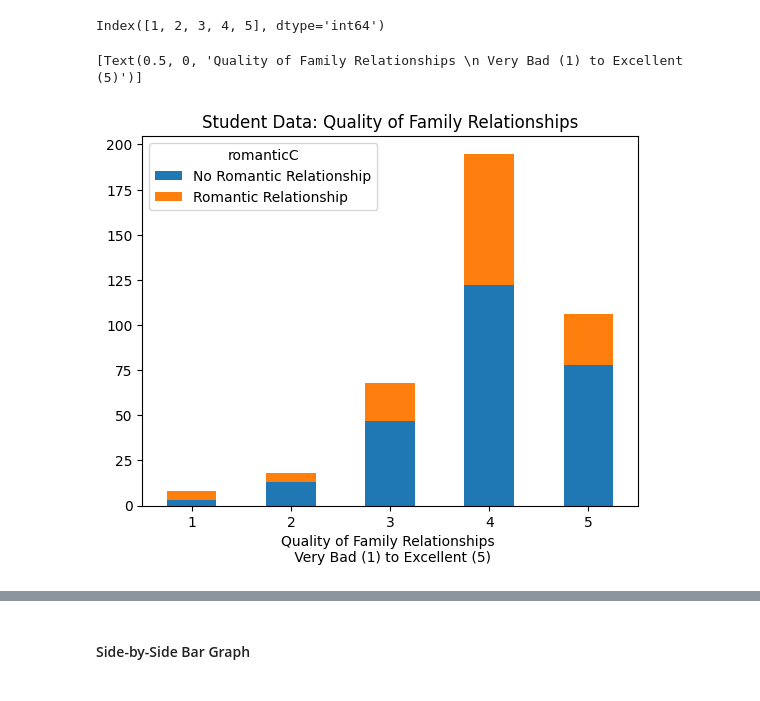
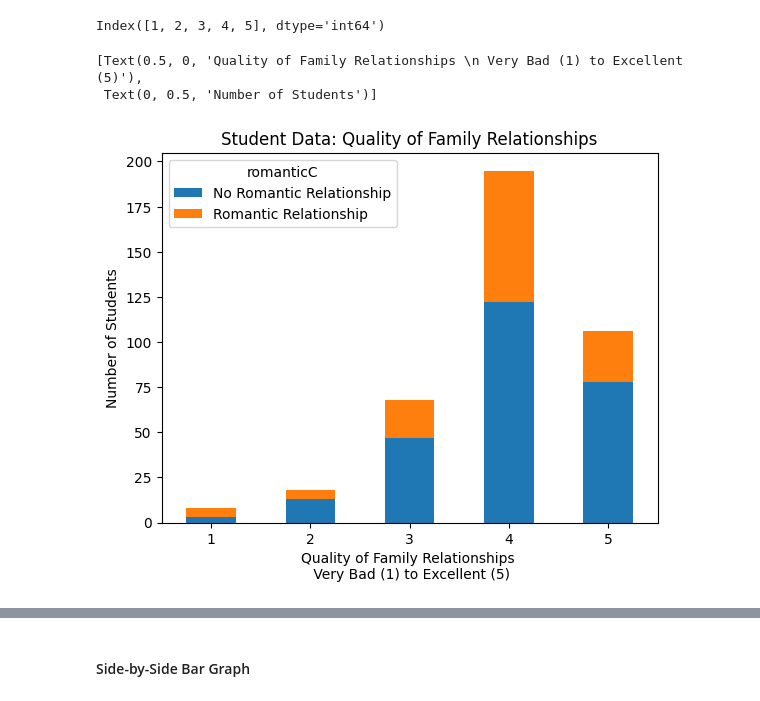
Before and after one commit to lytyler/ST554_Homework4, a Jupyter notebook: Homework4.ipynb, the cells around one changed output, grey strips where cells are left out. Cells and saved outputs as stored; diff of their text form; code cells hidden in the pictures.

```diff
--- a/Homework4.ipynb
+++ b/Homework4.ipynb
@@ -250,9 +250,11 @@ Index([1, 2, 3, 4, 5], dtype='int64')
 # %%
 table1 = pd.crosstab(student_data["famrel"], student_data["romanticC"])
 table1.plot.bar(stacked = True, rot = 0,
                 title =
                 "Student Data: Quality of Family Relationships") \
-                .set(xlabel = "Quality of Family Relationships \n Very Bad (1) to Excellent (5)")
+                .set(xlabel = "Quality of Family Relationships \n Very Bad (1) to Excellent (5)",
+                     ylabel = "Number of Students")
 # %% [output]
-[Text(0.5, 0, 'Quality of Family Relationships \n Very Bad (1) to Excellent (5)')]
+[Text(0.5, 0, 'Quality of Family Relationships \n Very Bad (1) to Excellent (5)'),
+ Text(0, 0.5, 'Number of Students')]
-[figure, old version]
+[figure, new version]
```
Also changed, not shown: parts of 6 cells of this notebook.
